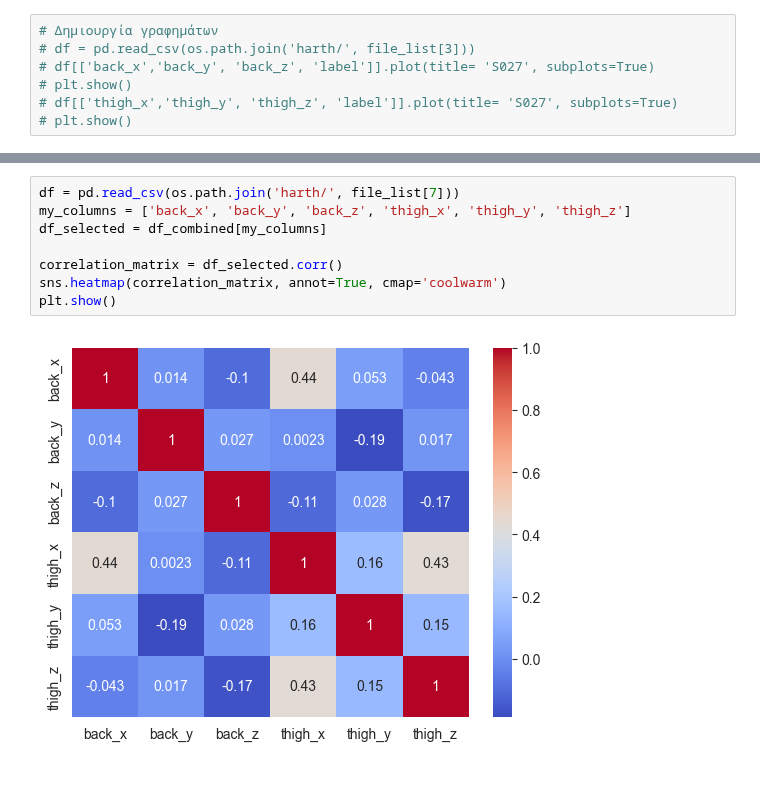
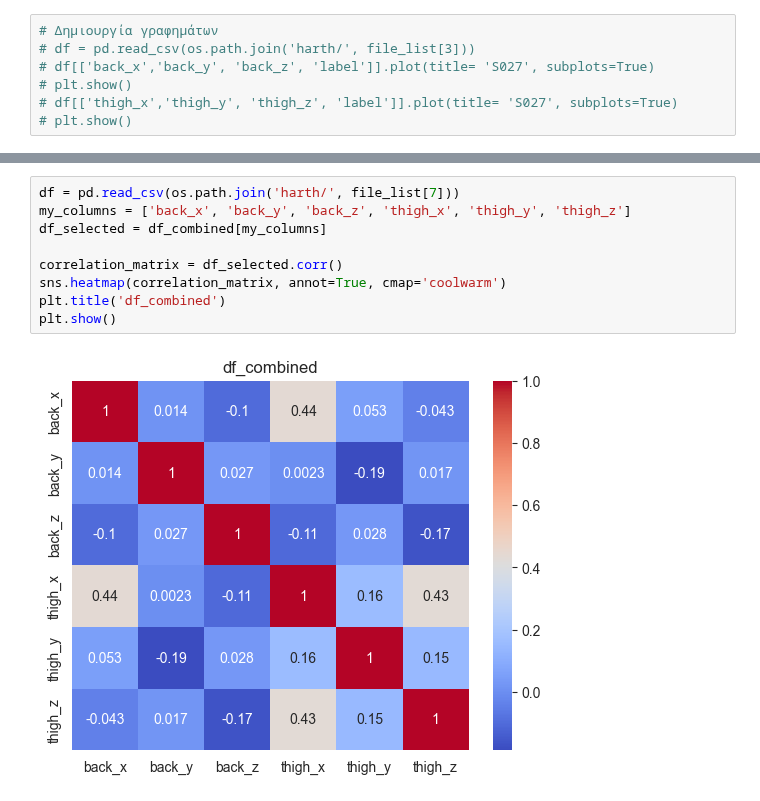
Before and after one commit to alex-xiarchos/ceid-DataMining, a Jupyter notebook: data_analysis.ipynb, the cells around one changed output, grey strips where cells are left out. Drawn from its saved outputs; the diff is of its cells as text.

```diff
--- a/data_analysis.ipynb
+++ b/data_analysis.ipynb
@@ -68,10 +66,11 @@ plt.show()
 # %%
 df = pd.read_csv(os.path.join('harth/', file_list[7]))
 my_columns = ['back_x', 'back_y', 'back_z', 'thigh_x', 'thigh_y', 'thigh_z']
 df_selected = df_combined[my_columns]
 
 correlation_matrix = df_selected.corr()
 sns.heatmap(correlation_matrix, annot=True, cmap='coolwarm')
+plt.title('df_combined')
 plt.show()
 # %% [output]
-[figure, old version]
+[figure, new version]
```
Also changed, not shown: parts of 1 cell of this notebook, 6 other files.
